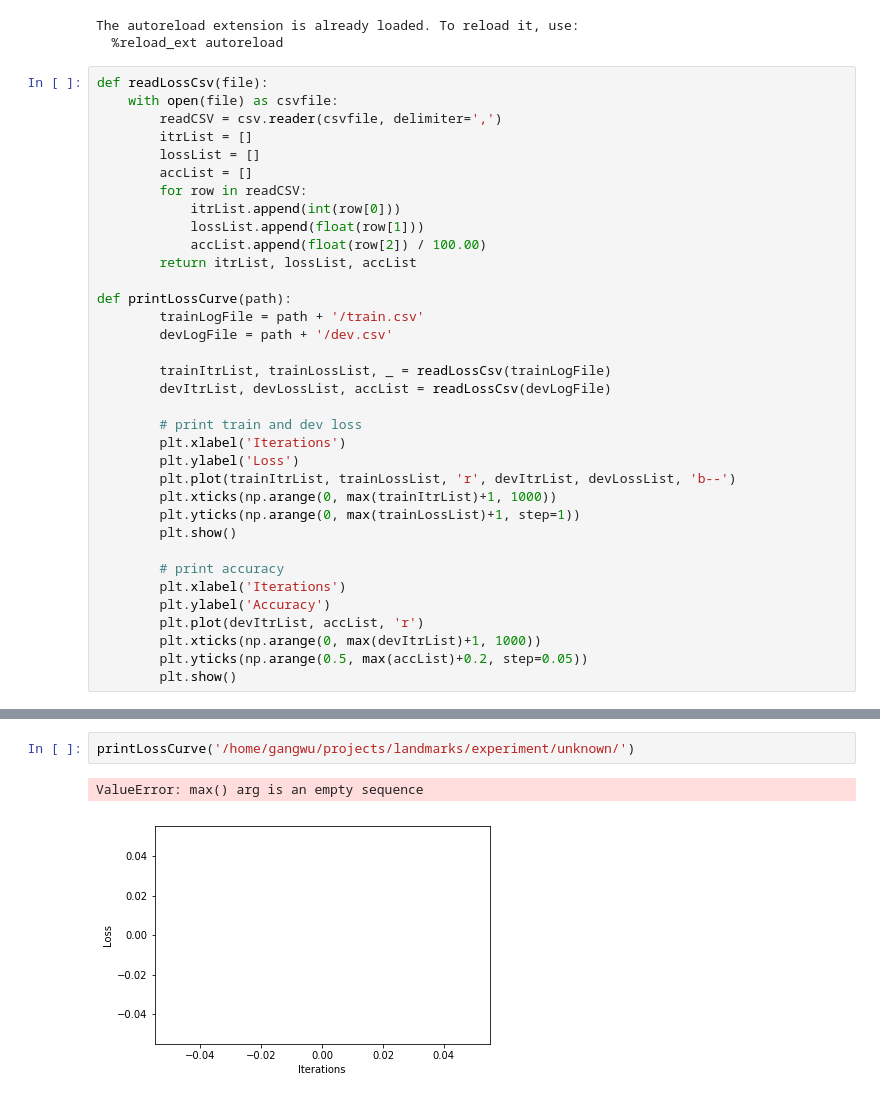
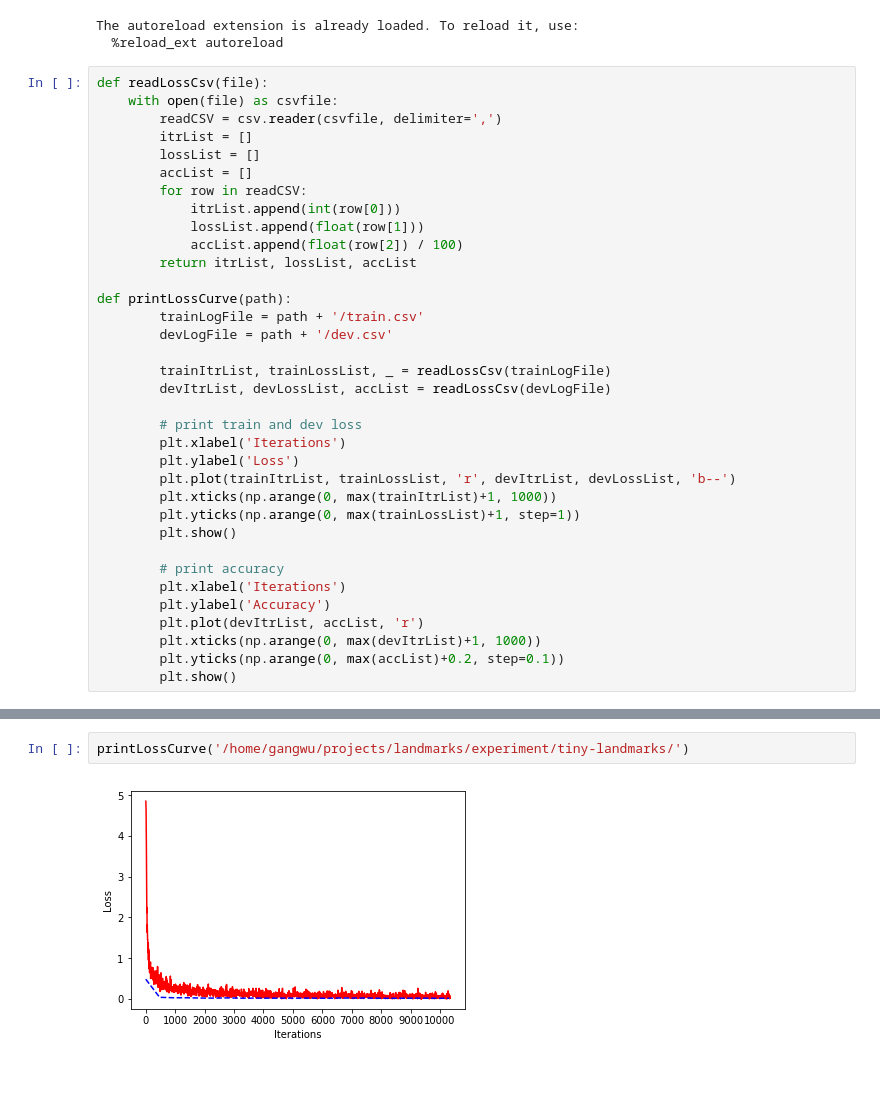
Before and after one commit to shpda/landmarks, a Jupyter notebook: experiment/visualize.ipynb, the cells around one changed output, grey strips where cells are left out. Drawn from its saved outputs; the diff is of its cells as text.

```diff
--- a/experiment/visualize.ipynb
+++ b/experiment/visualize.ipynb
@@ -21,7 +21,7 @@ def readLossCsv(file):
         for row in readCSV:
             itrList.append(int(row[0]))
             lossList.append(float(row[1]))
-            accList.append(float(row[2]) / 100.00)
+            accList.append(float(row[2]) / 100)
         return itrList, lossList, accList
 
 def printLossCurve(path):
@@ -44,5 +44,5 @@ def printLossCurve(path):
         plt.ylabel('Accuracy')
         plt.plot(devItrList, accList, 'r')
         plt.xticks(np.arange(0, max(devItrList)+1, 1000))
-        plt.yticks(np.arange(0.5, max(accList)+0.2, step=0.05))
+        plt.yticks(np.arange(0, max(accList)+0.2, step=0.1))
         plt.show()
@@ -49,5 +58,4 @@ def printLossCurve(path):
 # %%
-printLossCurve('/home/gangwu/projects/landmarks/experiment/unknown/')
+printLossCurve('/home/gangwu/projects/landmarks/experiment/tiny-landmarks/')
 # %% [output]
-ValueError: max() arg is an empty sequence
-[figure, old version]
+[figure, new version]
```
Also changed, not shown: parts of 3 cells of this notebook, 3 other files.
